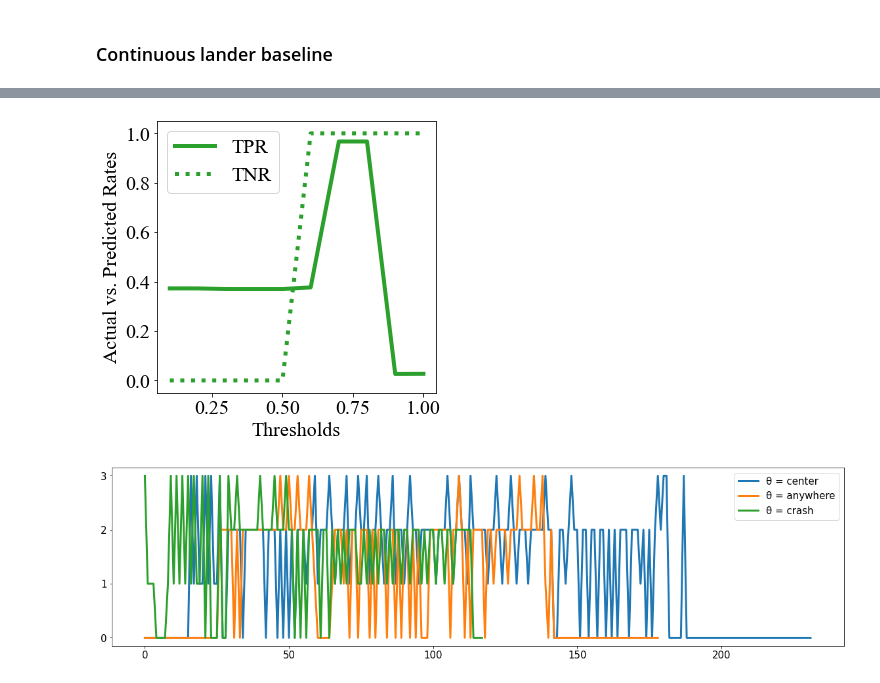
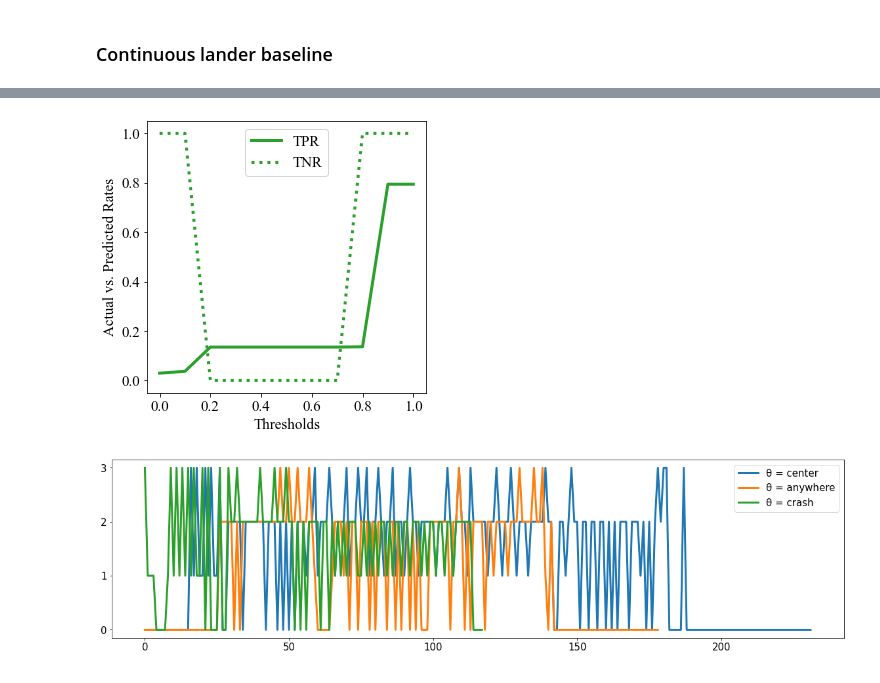
Before and after one commit to dsbrown1331/birl, a Jupyter notebook: plots.ipynb, the cells around one changed output, grey strips where cells are left out. Saved outputs shown, nothing was run; the diff lists cells and outputs as text; code cells hidden in the pictures.

```diff
--- a/plots.ipynb
+++ b/plots.ipynb
@@ -45,6 +45,10 @@ def sensitivity_plot(cm1, env1, thresholds, cm2 = None, env2 = None):
         plt.plot(thresholds, tpr2, label = "TPR ({})".format(env2), color = color_scheme[env2], linestyle = "-")
         plt.plot(thresholds, tnr2, label = "TNR ({})".format(env2), color = color_scheme[env2], linestyle = ":")
     ax.set_yticks(np.arange(0.0, 1.1, 0.2))
+    if len(thresholds) == 5: # nevd
+        ax.set_xticks(thresholds)
+    else: # baseline
+        ax.set_xticks(thresholds[::2])
     plt.ylabel("Actual vs. Predicted Rates")
     plt.xlabel("Thresholds")
     plt.legend()
@@ -145,7 +152,7 @@ lander_nevd_metrics["policy_optimalities"] = {threshold: [] for threshold in nev
 lander_nevd_metrics["confidence"] = {threshold: 0 for threshold in nevd_thresholds}
 lander_nevd_metrics["confusion_matrices"] = {threshold: [[]] for threshold in nevd_thresholds}
 
-with open("../continuous_birl/simulations/lander/nevd.txt") as file:
+with open("../continuous_birl/simulations/lander/paper_outputs/nevd.txt") as file:
     lines = file.readlines()
     for line in lines:
         if line.startswith("NEW THRESHOLD"):
@@ -199,7 +231,7 @@ lander_baseline_metrics["policy_optimalities"] = {threshold: [] for threshold in
 lander_baseline_metrics["confidence"] = {threshold: 0 for threshold in baseline_thresholds}
 lander_baseline_metrics["confusion_matrices"] = {threshold: [[]] for threshold in baseline_thresholds}
 
-with open("../continuous_birl/simulations/lander/baseline.txt") as file:
+with open("../continuous_birl/simulations/lander/paper_outputs/baseline.txt") as file:
     lines = file.readlines()
     for line in lines:
         if line.startswith("NEW THRESHOLD"):
@@ -234,3 +280,28 @@ with open("../continuous_birl/simulations/lander/baseline.txt") as file:
+# %%
+temp0 = lander_baseline_metrics["confusion_matrices"][0.0]
+temp1 = lander_baseline_metrics["confusion_matrices"][0.1]
+temp2 = lander_baseline_metrics["confusion_matrices"][0.2]
+temp3 = lander_baseline_metrics["confusion_matrices"][0.3]
+temp4 = lander_baseline_metrics["confusion_matrices"][0.4]
+temp5 = lander_baseline_metrics["confusion_matrices"][0.5]
+temp6 = lander_baseline_metrics["confusion_matrices"][0.6]
+temp7 = lander_baseline_metrics["confusion_matrices"][0.7]
+temp8 = lander_baseline_metrics["confusion_matrices"][0.8]
+temp9 = lander_baseline_metrics["confusion_matrices"][0.9]
+temp10 = lander_baseline_metrics["confusion_matrices"][1.0]
+
+
+lander_baseline_metrics["confusion_matrices"][0.0] = temp9
+lander_baseline_metrics["confusion_matrices"][0.1] = temp10
+lander_baseline_metrics["confusion_matrices"][0.2] = temp0
+lander_baseline_metrics["confusion_matrices"][0.3] = temp1
+lander_baseline_metrics["confusion_matrices"][0.4] = temp2
+lander_baseline_metrics["confusion_matrices"][0.5] = temp3
+lander_baseline_metrics["confusion_matrices"][0.6] = temp4
+lander_baseline_metrics["confusion_matrices"][0.7] = temp5
+lander_baseline_metrics["confusion_matrices"][0.8] = temp6
+lander_baseline_metrics["confusion_matrices"][0.9] = temp7
+lander_baseline_metrics["confusion_matrices"][1.0] = temp8
 # %%
 plot_results(lander_baseline_metrics, "lander", baseline_thresholds)
 # %% [output]
@@ -238,7 +309,7 @@ plot_results(lander_baseline_metrics, "lander", baseline_thresholds)
 # %%
-sensitivity_plot(lander_baseline_metrics["confusion_matrices"], "lander", baseline_thresholds[1:])
+sensitivity_plot(lander_baseline_metrics["confusion_matrices"], "lander", baseline_thresholds)
 # %% [output]
-[figure, old version]
+[figure, new version]
 # %%
 max_demos = 10
 possible_rewards = ["center", "anywhere", "crash"] + ['hypo0', 'hypo1', 'hypo2', 'hypo4', 'hypo5', 'hypo6', 'hypo7', 'hypo10', 'hypo19', 'hypo22', 'hypo23', 'hypo25', 'hypo26', 'hypo27', 'hypo30', 'hypo31', 'hypo34', 'hypo35', 'hypo37', 'hypo39', 'hypo40', 'hypo42', 'hypo45', 'hypo47', 'hypo48', 'hypo50', 'hypo52', 'hypo53', 'hypo55', 'hypo56', 'hypo57', 'hypo58', 'hypo59', 'hypo61', 'hypo63', 'hypo66', 'hypo67', 'hypo69', 'hypo71', 'hypo73', 'hypo74', 'hypo75', 'hypo76', 'hypo79', 'hypo82', 'hypo86', 'hypo89', 'hypo92', 'hypo93', 'hypo94', 'hypo95', 'hypo96']
```
Also changed, not shown: parts of 24 cells of this notebook, 1 other file.
